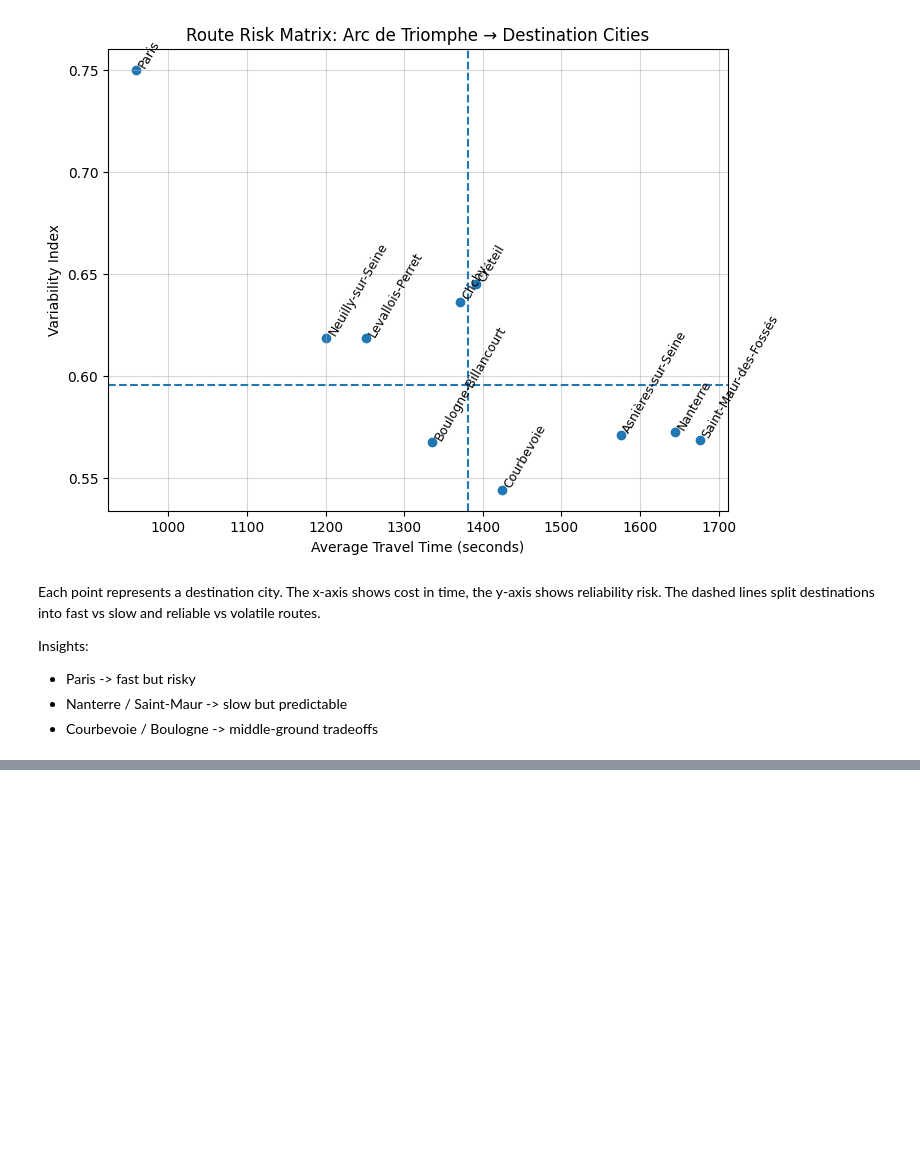
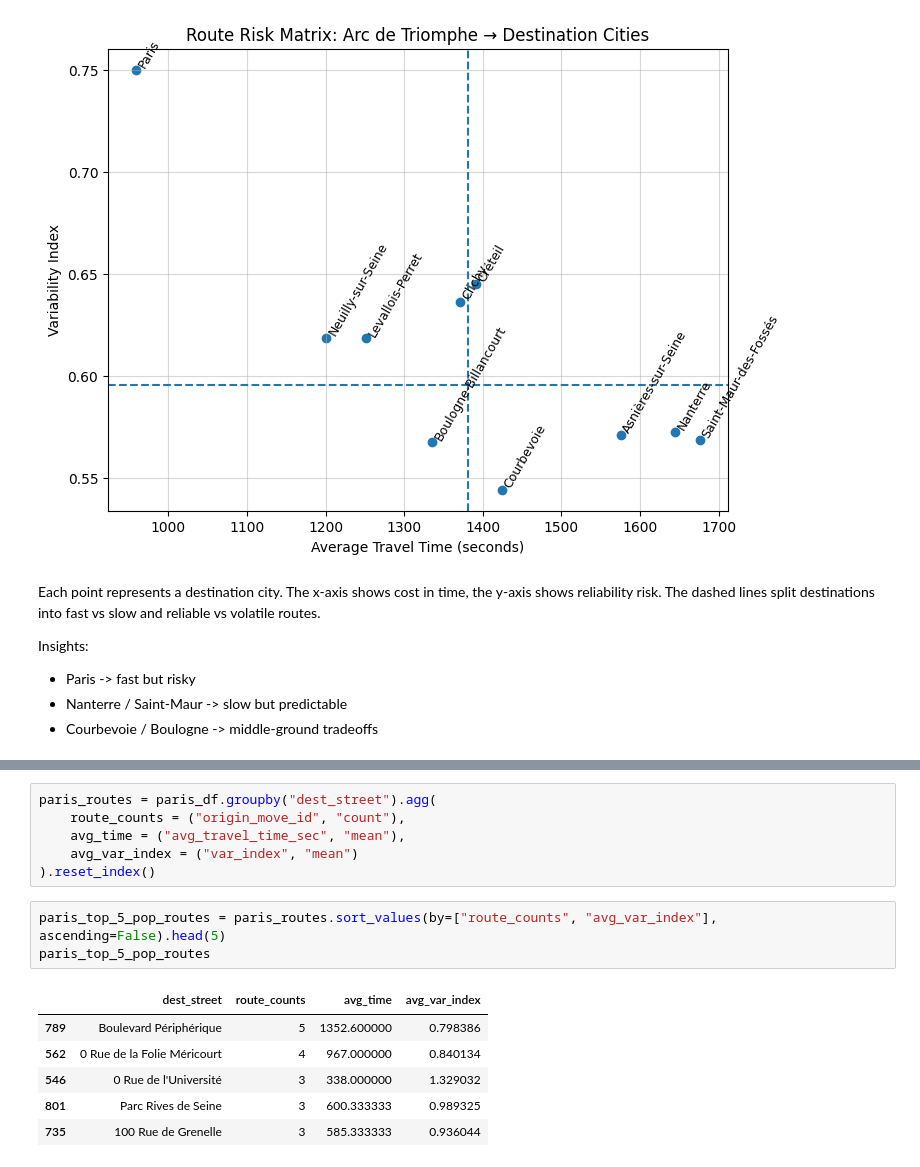
Before and after one commit to mdinaya/hub_mobility_analysis, a Jupyter notebook: analysis.ipynb, the cells around one changed output, grey strips where cells are left out. Cells and saved outputs as stored; diff of their text form; blank space fills up the shorter version.

```diff
--- a/analysis.ipynb
+++ b/analysis.ipynb
@@ -217,0 +237,16 @@ Insights:
+# %%
+paris_routes = paris_df.groupby("dest_street").agg(
+    route_counts = ("origin_move_id", "count"),
+    avg_time = ("avg_travel_time_sec", "mean"),
+    avg_var_index = ("var_index", "mean")
+).reset_index()
+# %%
+paris_top_5_pop_routes = paris_routes.sort_values(by=["route_counts", "avg_var_index"], ascending=False).head(5)
+paris_top_5_pop_routes
+# %% [output]
+|  | dest_street | route_counts | avg_time | avg_var_index |
+| 789 | Boulevard Périphérique | 5 | 1352.600000 | 0.798386 |
+| 562 | 0 Rue de la Folie Méricourt | 4 | 967.000000 | 0.840134 |
+| 546 | 0 Rue de l'Université | 3 | 338.000000 | 1.329032 |
+| 801 | Parc Rives de Seine | 3 | 600.333333 | 0.989325 |
+| 735 | 100 Rue de Grenelle | 3 | 585.333333 | 0.936044 |
```
Also changed, not shown: parts of 5 cells of this notebook, 3 other files.
